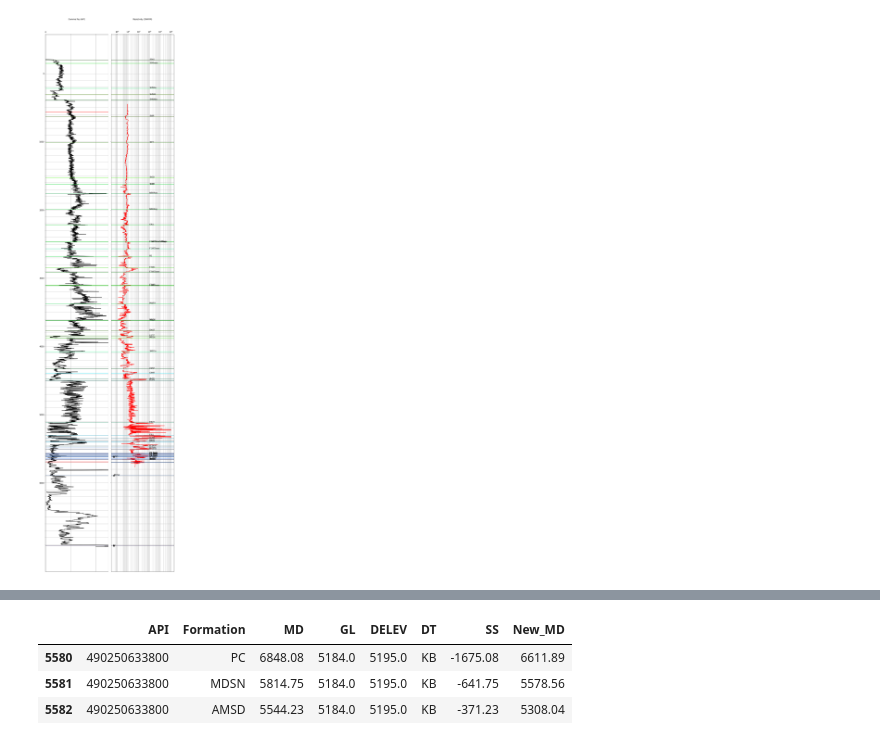
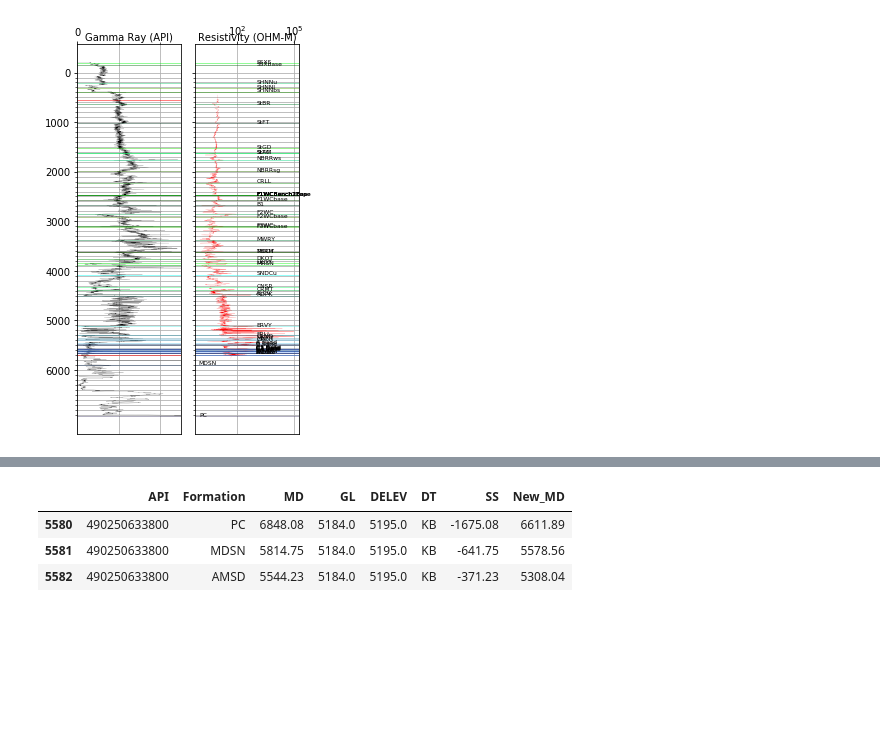
Before and after one commit to jessepisel/matrixfactorization, a Jupyter notebook: type log.ipynb, the cells around one changed output, grey strips where cells are left out. Drawn from its saved outputs; the diff is of its cells as text; code cells hidden in the pictures; blank space fills up the shorter version.

Commit message:
more work
added figure generation and new datasets all reliant on the new recsys. Also fixed a bug in the cross validation

```diff
--- a/type log.ipynb
+++ b/type log.ipynb
@@ -21,8 +21,8 @@ upper_top['New_MD'] = upper_top.MD.values - shift
 shift2 = (lower_top[lower_top['Formation'] == 'OPCH'].MD.values-tops[tops['Formation'] == 'OPCH'].MD.values)[0]
 lower_top['New_MD'] = lower_top.MD.values - shift
 tops['New_MD'] = tops.MD.values
-upper_top = upper_top[upper_top.New_MD<387]
-lower_top = lower_top[lower_top.New_MD>5300]
+#upper_top = upper_top[upper_top.New_MD<387] #uncomment for type log
+#lower_top = lower_top[lower_top.New_MD>5300] #uncomment for type log
 # %%
 strat_order = ['SSXS', 'SSXbase','SHNNu', 'SHNNl','SHNNbs','StBR','StFT','StGD','StAM','StTC','NBRRws','NBRRsg','CRLL',
                 'F1WC',
@@ -96,15 +96,15 @@ total = pd.concat([lower_top, upper_top, tops])
 major_ticks = np.arange(0, 7000, 1000)
 minor_ticks = np.arange(0, 7000, 100)
 
-fig, [ax1, ax2] = plt.subplots(1, 2, sharey=True, figsize=(10, 40))
+fig, [ax1, ax2] = plt.subplots(1, 2, sharey=True, figsize=(4, 6))
 
-ax1.plot(las2["GR"][150:],las2["DEPT"][150:], c='k')
-ax1.axhline(las2["DEPT"][150], c='r') #splice point 2
+ax1.plot(las2["GR"][150:],las2["DEPT"][150:], c='k', linewidth=0.1)
+ax1.axhline(las2["DEPT"][150], c='r', linewidth=0.5) #splice point 2
 
-ax1.plot(las3["GR"][100:-100],las3["DEPT"][100:-100], c='k')
-ax1.axhline(las4['DEPT'][1550]-215, c='r', ) #splice point
-ax1.plot(las4['GRR'][:1550]-25, las4['DEPT'][:1550]-215, c='k') #splice point
-ax1.plot(las5['GRN'][4240:], las5['DEPT'][4240:]-shift2, c='k', ) #splice point2
+ax1.plot(las3["GR"][100:-100],las3["DEPT"][100:-100], c='k', linewidth=0.1)
+ax1.axhline(las4['DEPT'][1550]-215, c='r', linewidth=0.5 ) #splice point
+ax1.plot(las4['GRR'][:1550]-25, las4['DEPT'][:1550]-215, c='k', linewidth=0.1) #splice point
+ax1.plot(las5['GRN'][4240:], las5['DEPT'][4240:]-shift2, c='k', linewidth=0.1 ) #splice point2
 
 ax1.set_xticks(major_ticks)
 ax1.set_xticks(minor_ticks, minor=True)
@@ -121,8 +121,8 @@ ax1.set_xlabel('Gamma Ray (API)')
 
 
 #ax1.invert_yaxis()
-ax2.plot(las2["RLA5"][0:-250],las2["DEPT"][0:-250], c='red')
-ax2.plot(las3["AHT90"],las3["DEPT"], c='red')
+ax2.plot(las2["RLA5"][0:-250],las2["DEPT"][0:-250], c='red', linewidth=0.1)
+ax2.plot(las3["AHT90"],las3["DEPT"], c='red', linewidth=0.1)
 #ax2.plot(las4["RILD"],las4["DEPT"]-215, c='red')
 
 #ax2.plot(las4['RILD'], las4['DEPT']-215, c='k') #splice point
@@ -144,44 +144,41 @@ ax2.invert_yaxis()
 #ax3.plot(las3["RHOZ"],las3["DEPT"], c='red')
 #ax2.semilogx()
 #ax2.set_xlim(0,1000000)
 # flip the axis so downhole is down in the figure
 
 for top in strat_order:
 
     topped = tops[tops['Formation'] == top]
     utop = upper_top[upper_top['Formation'] == top]
     ltop = lower_top[lower_top['Formation'] == top]
     if utop.shape[0]>0:
         md = utop.New_MD.values[0]
 
     elif topped.shape[0]>0:
         md = topped.MD.values[0]
 
-    ax2.axhline(y=md, color=colors_to_plot[top], linestyle="-", alpha=0.9)
-    ax1.axhline(y=md, color=colors_to_plot[top], linestyle="-", alpha=0.9)
+    ax2.axhline(y=md, color=colors_to_plot[top], linestyle="-", alpha=0.9, linewidth=0.5)
+    ax1.axhline(y=md, color=colors_to_plot[top], linestyle="-", alpha=0.9, linewidth=0.5)
     #ax3.axhline(y=md, color=colors_to_plot[top], linestyle="-", alpha=0.5)
-    ax2.annotate(top, (1000,md))    #ax.axhline(y=tops.iloc[i].MD, color="green", linestyle="-", alpha=0.1)
+    ax2.annotate(top, (1000,md), fontsize=6)    #ax.axhline(y=tops.iloc[i].MD, color="green", linestyle="-", alpha=0.1)
 
 for top in strat_order:
     try:
         depth = lower_top[lower_top.Formation == top].MD.values[0]-shift2
         #ax3.axhline(y=depth, color=colors_to_plot[top], linestyle="-", alpha=0.5)
-        ax1.axhline(y=depth, color=colors_to_plot[top], linestyle="-", alpha=0.9)
-        ax2.errorbar(0.5, depth, yerr=18.11, fmt='o', color='black',
-             ecolor='lightgray', elinewidth=3, capsize=0);
-        ax2.axhline(y=depth, color=colors_to_plot[top], linestyle="-", alpha=0.9)
-
-        ax2.annotate(top, (np.random.rand(1),depth))
+        ax1.axhline(y=depth, color=colors_to_plot[top], linestyle="-", alpha=0.9, linewidth=0.5)
+        ax2.axhline(y=depth, color=colors_to_plot[top], linestyle="-", alpha=0.9, linewidth=0.5)
+        ax2.annotate(top, (np.random.rand(1),depth), fontsize=6)
     except:
         pass
 #ax3.axhline(las5['DEPT'][4240]-shift2, c=colors_to_plot['AMSD'] ) #splice point2
 
-ax2.axhline(las5['DEPT'][4240]-shift2, c=colors_to_plot['AMSD'] ) #splice point2
-ax2.axhline(las5['DEPT'][4240]-shift2, c=colors_to_plot['AMSD'] ) #splice point2
+ax2.axhline(las5['DEPT'][4240]-shift2, c=colors_to_plot['AMSD'] , linewidth=0.5) #splice point2
+#ax2.axhline(las5['DEPT'][4240]-shift2, c=colors_to_plot['AMSD'] , linewidth=0.1) #splice point2
 
 plt.tight_layout()
 plt.savefig('composite_section.pdf')
 # %% [output]
-[figure, old version]
+[figure, new version]
 # %%
 import matplotlib.patches as patches
```
Also changed, not shown: parts of 7 cells of this notebook, 7 other files.
